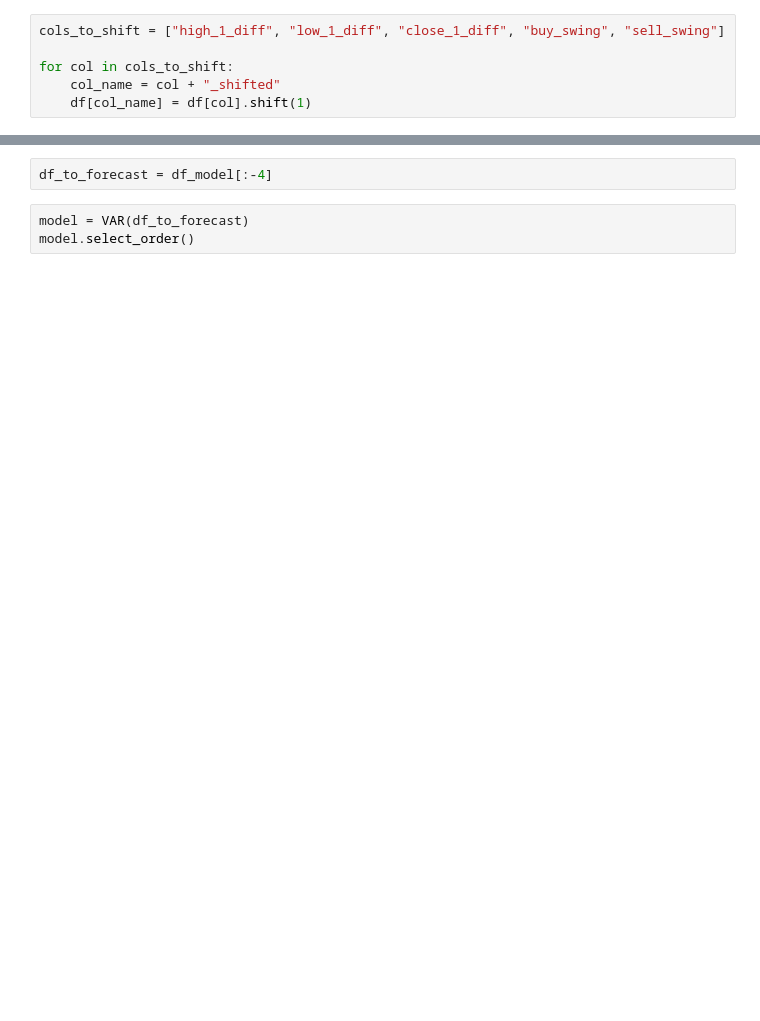
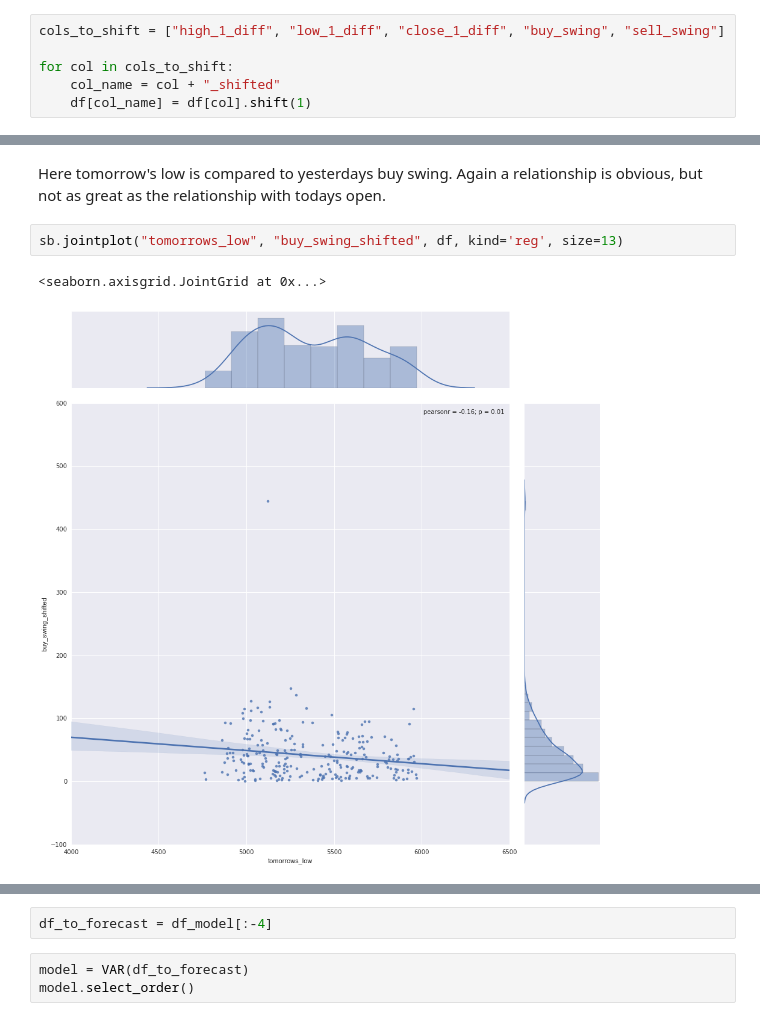
Before and after one commit to bzhr/Time-Series-Stock-Prediction, a Jupyter notebook: swing_trading.ipynb, the cells around one changed output, grey strips where cells are left out. Saved outputs shown, nothing was run; the diff lists cells and outputs as text; blank space fills up the shorter version.

```diff
--- a/swing_trading.ipynb
+++ b/swing_trading.ipynb
@@ -111,0 +82,7 @@ df.head()
+# %% [markdown]
+Here tomorrow's low is compared to yesterdays buy swing. Again a relationship is obvious, but not as great as the relationship with todays open.
+# %%
+sb.jointplot("tomorrows_low", "buy_swing_shifted", df, kind='reg', size=13)
+# %% [output]
+<seaborn.axisgrid.JointGrid at 0x...>
+[figure, added]
```
Also changed, not shown: parts of 26 cells of this notebook.
